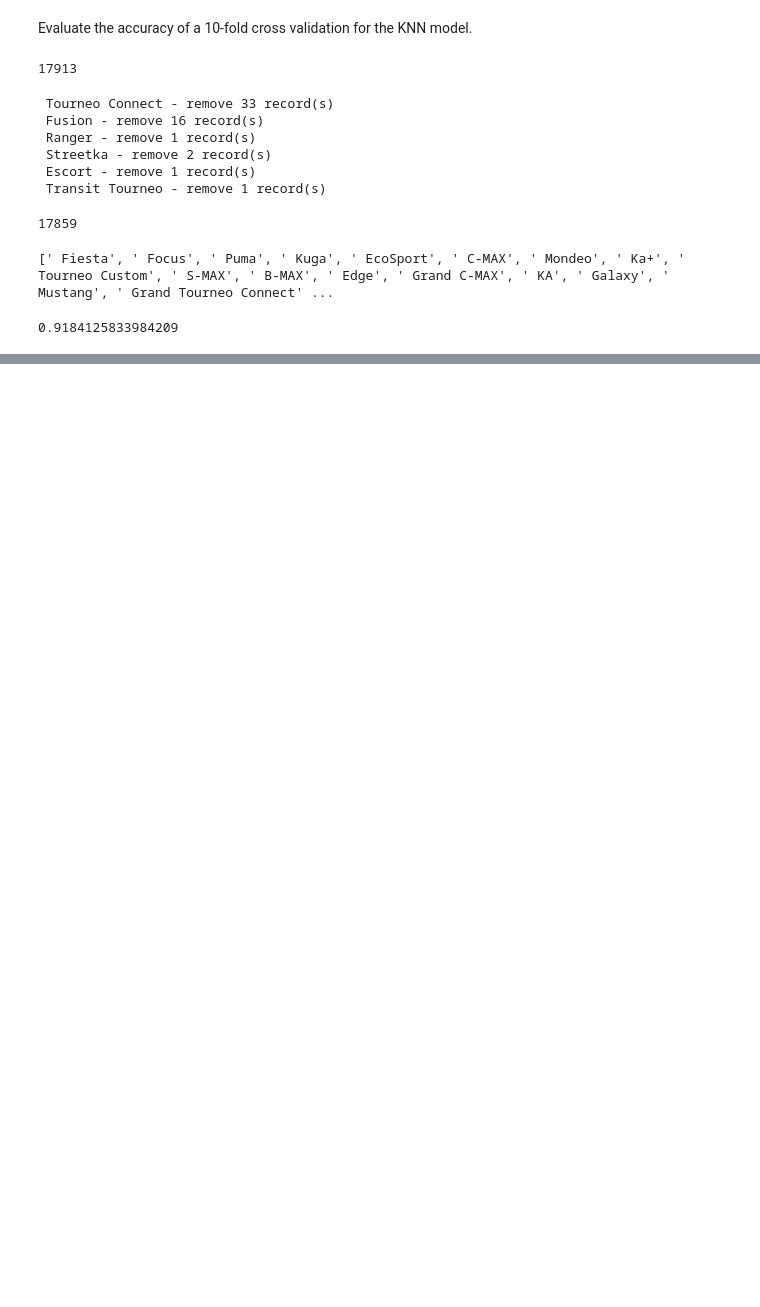
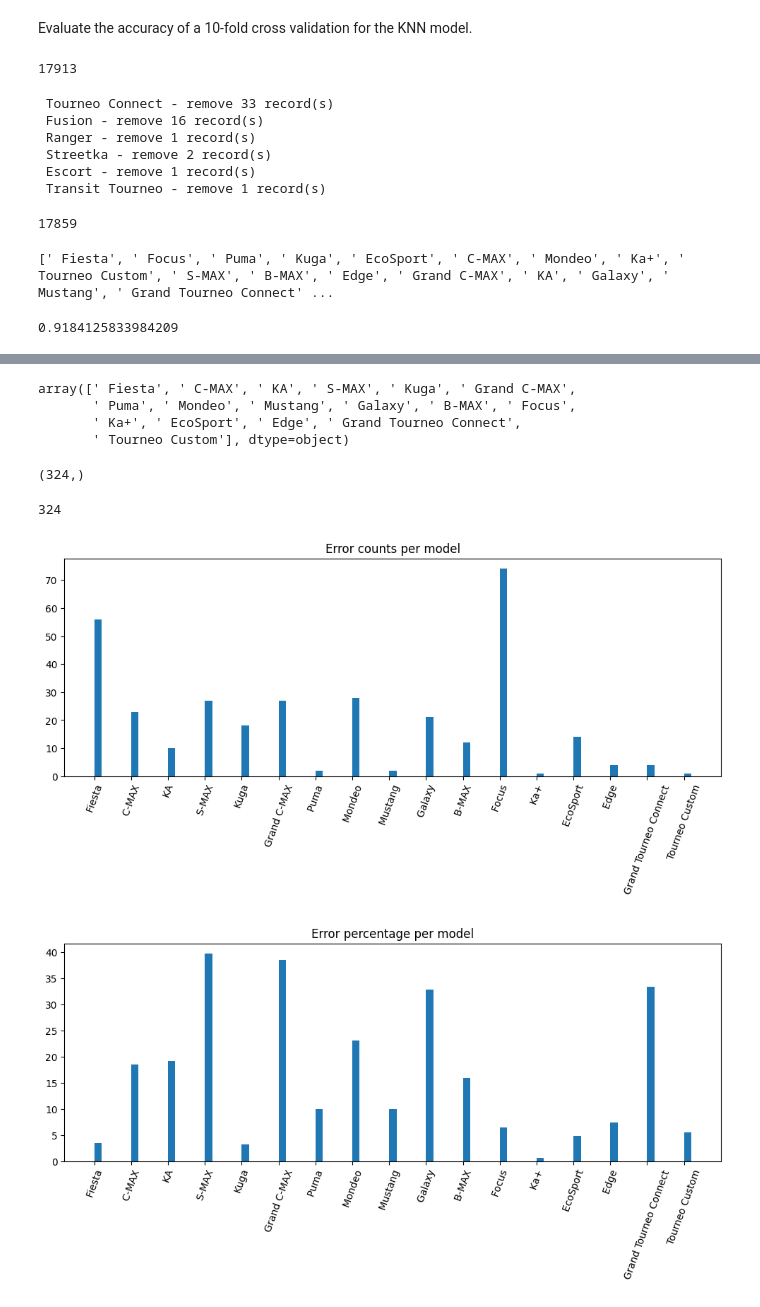
Before and after one commit to ddoggdiggitty/INFS-768-project, a Jupyter notebook: Group Project/Programming/CompiledKNN.ipynb, the cells around one changed output, grey strips where cells are left out. Cells and saved outputs as stored; diff of their text form; code cells hidden in the pictures; blank space fills up the shorter version.

```diff
--- a/Group Project/Programming/CompiledKNN.ipynb
+++ b/Group Project/Programming/CompiledKNN.ipynb
@@ -280,0 +315,42 @@ cv_tree.mean()
+# %%
+# misclassified_y = pd.DataFrame(y_test[y_test != y_predict], columns=["model"])
+
+misclassified_y = y_test[y_test != y_predict]
+
+names = pd.Series(misclassified_y).unique()
+sum = 0
+error_counts = np.array([])
+name_counts = np.array([])
+for name in names:
+    errors = misclassified_y[misclassified_y == name].shape[0]
+    sum += errors
+    error_counts = np.append(error_counts, np.array(errors))
+    name_total = y_test[y_test == name].shape[0]
+    name_counts = np.append(name_counts, np.array(name_total))
+display(names, misclassified_y.shape, sum)
+
+error_percentage = 100 * error_counts / name_counts
+
+
+
+# Plot misclassifications
+plt.figure(figsize=(12, 4))
+plt.bar(range(error_counts.size), height=error_counts, align='edge', width=0.2)
+plt.xticks(range(error_counts.size), names, rotation=70)
+plt.title("Error counts per model")
+plt.show()
+
+plt.figure(figsize=(12, 4))
+plt.bar(range(error_counts.size), height=error_percentage, align='edge', width=0.2)
+plt.xticks(range(error_counts.size), names, rotation=70)
+plt.title("Error percentage per model")
+plt.show()
+# %% [output]
+array([' Fiesta', ' C-MAX', ' KA', ' S-MAX', ' Kuga', ' Grand C-MAX',
+       ' Puma', ' Mondeo', ' Mustang', ' Galaxy', ' B-MAX', ' Focus',
+       ' Ka+', ' EcoSport', ' Edge', ' Grand Tourneo Connect',
+       ' Tourneo Custom'], dtype=object)
+(324,)
+324
+[figure, added]
+[figure, added]
```
Also changed, not shown: parts of 7 cells of this notebook.
